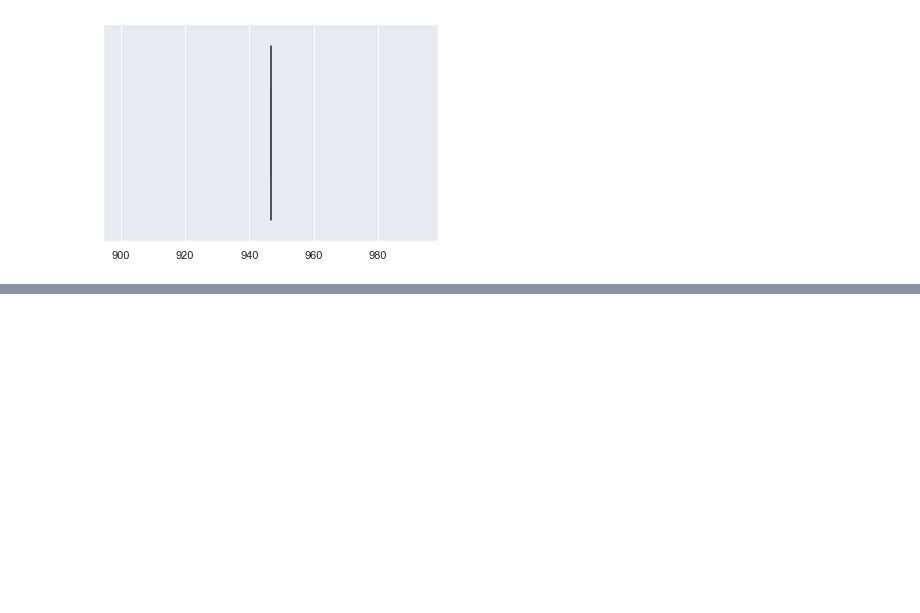
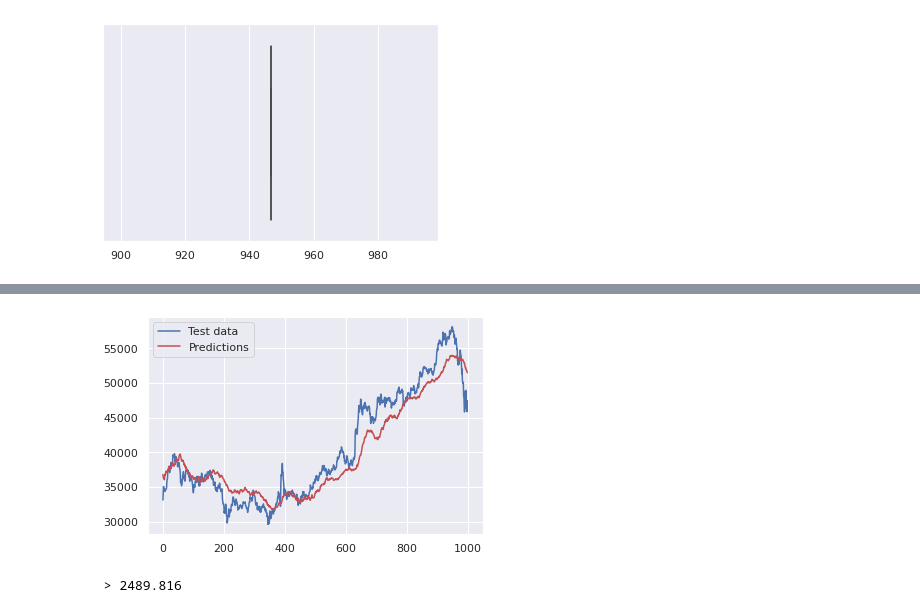
Before and after one commit to codeananda/bitcoin_price_predictor, a Jupyter notebook: price_predictor/keras_price_predictor.ipynb, the cells around one changed output, grey strips where cells are left out. Drawn from its saved outputs; the diff is of its cells as text; code cells hidden in the pictures; blank space fills up the shorter version.

Commit message:
Added wandb and plotting functionality to MLP model

```diff
--- a/price_predictor/keras_price_predictor.ipynb
+++ b/price_predictor/keras_price_predictor.ipynb
@@ -10,17 +15,21 @@ import pandas as pd
 import matplotlib.pyplot as plt
 from pathlib import Path
 import seaborn as sns
+from tqdm.notebook import trange, tqdm
 
+import tensorflow as tf
 from tensorflow.keras import Input, Model
 from tensorflow.keras.layers import Dense, LSTM
 from tensorflow.keras.models import Sequential
 from tensorflow.keras.metrics import RootMeanSquaredError
 
 from sklearn.preprocessing import StandardScaler, MinMaxScaler
+from sklearn.metrics import mean_squared_error
 min_max = MinMaxScaler()
 scaler = StandardScaler()
 
 DOWNLOAD_DIR = Path('../download')
+DOWNLOAD_DIR = Path('/content/drive/MyDrive/Work/Delivery/Current/bitcoin_price_predictor/download')
 # %%
 sns.set()
 # %%
@@ -32,8 +41,8 @@ wandb.login()
 wandb: Currently logged in as: theadammurphy (use `wandb login --relogin` to force relogin)
 True
 # %%
-# price = pd.read_csv(DOWNLOAD_DIR / 'price.csv')
-price = pd.read_csv('price.csv')
+price = pd.read_csv(DOWNLOAD_DIR / 'price.csv')
+# price = pd.read_csv('price.csv')
 close = price.loc[:, 'c']
 # %%
 price.head()
@@ -740,0 +928,5 @@ Continue following [this](https://machinelearningmastery.com/how-to-develop-deep
+# %%
+error, preds, test = walk_forward_validation(data, 1000, wandb.config)
+# %% [output]
+[figure, added]
+ > 2489.816
```
Also changed, not shown: parts of 13 cells of this notebook.
